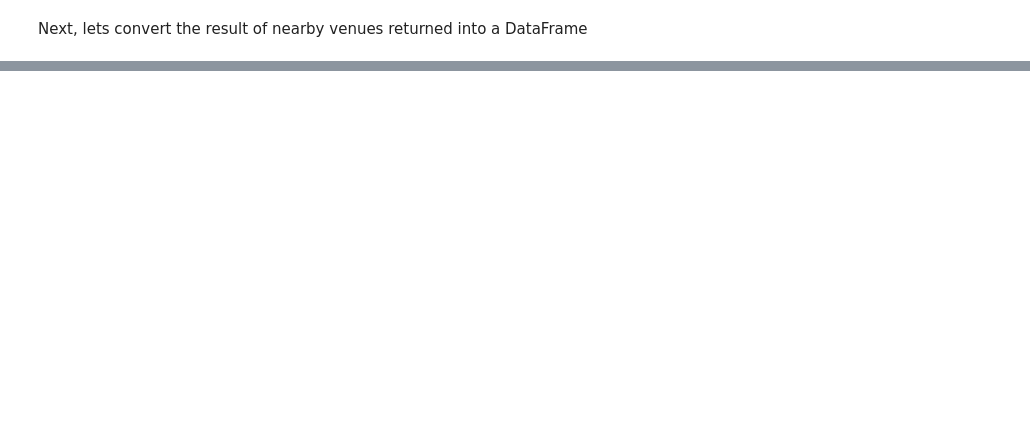
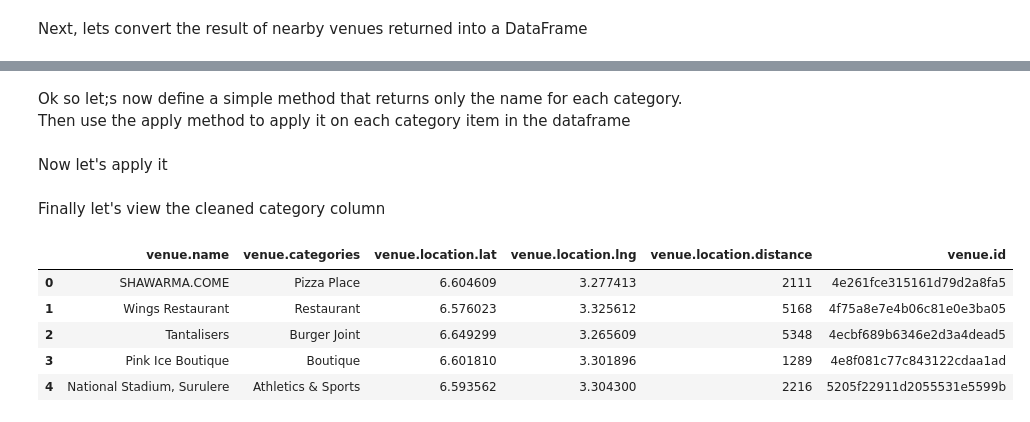
Before and after one commit to Lawrence-Krukrubo/IBM_Data_Specialization_Capstone_Project, a Jupyter notebook: applied_data_science_capstone_project.ipynb, the cells around one changed output, grey strips where cells are left out. Cells and saved outputs as stored; diff of their text form; code cells hidden in the pictures; blank space fills up the shorter version.

```diff
--- a/applied_data_science_capstone_project.ipynb
+++ b/applied_data_science_capstone_project.ipynb
@@ -438,0 +467,22 @@ nearby_venues.head()
+# %% [markdown]
+Ok so let;s now define a simple method that returns only the name for each category.<br>
+Then use the apply method to apply it on each category item in the dataframe
+# %%
+def clean_category(x):
+    x = x[0]['name']
+    return x
+# %% [markdown]
+Now let's apply it
+# %%
+nearby_venues['venue.categories'] = nearby_venues['venue.categories'].apply(clean_category)
+# %% [markdown]
+Finally let's view the cleaned category column
+# %%
+nearby_venues.head()
+# %% [output]
+|  | venue.name | venue.categories | venue.location.lat | venue.location.lng | venue.location.distance | venue.id |
+| 0 | SHAWARMA.COME | Pizza Place | 6.604609 | 3.277413 | 2111 | 4e261fce315161d79d2a8fa5 |
+| 1 | Wings Restaurant | Restaurant | 6.576023 | 3.325612 | 5168 | 4f75a8e7e4b06c81e0e3ba05 |
+| 2 | Tantalisers | Burger Joint | 6.649299 | 3.265609 | 5348 | 4ecbf689b6346e2d3a4dead5 |
+| 3 | Pink Ice Boutique | Boutique | 6.601810 | 3.301896 | 1289 | 4e8f081c77c843122cdaa1ad |
+| 4 | National Stadium, Surulere | Athletics & Sports | 6.593562 | 3.304300 | 2216 | 5205f22911d2055531e5599b |
```
Also changed, not shown: parts of 9 cells of this notebook.
